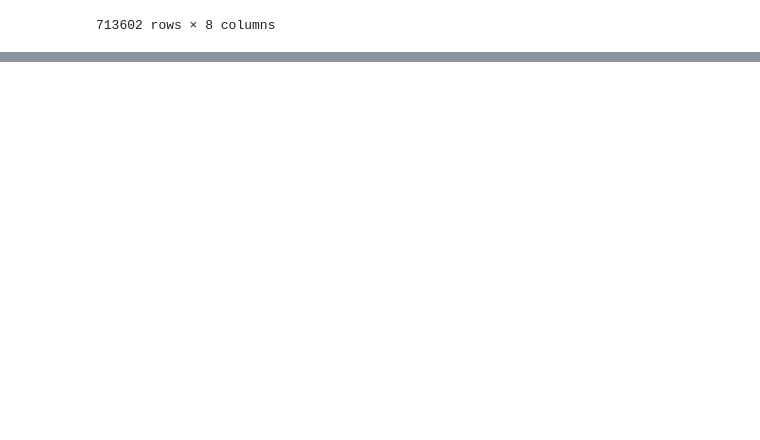
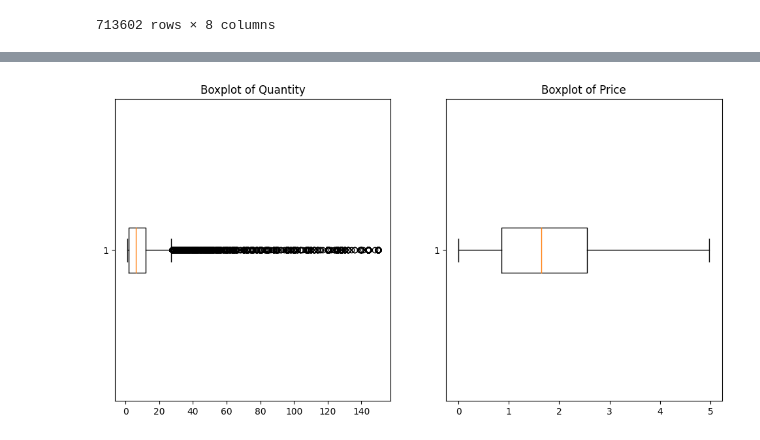
Before and after one commit to DonzerHD/Segmentation_Client, a Jupyter notebook: Notebooks/Partie_1_Segmentation_et_Visualisation/Analyse_des_données_T.ipynb, the cells around one changed output, grey strips where cells are left out. Drawn from its saved outputs; the diff is of its cells as text; code cells hidden in the pictures; blank space fills up the shorter version.

```diff
--- a/Notebooks/Partie_1_Segmentation_et_Visualisation/Analyse_des_données_T.ipynb
+++ b/Notebooks/Partie_1_Segmentation_et_Visualisation/Analyse_des_données_T.ipynb
@@ -35,0 +68,12 @@ plt.show()
+# %%
+fig, ax = plt.subplots(1, 2, figsize=(12, 6))
+
+ax[0].boxplot(df['Quantity'], vert=False)
+ax[0].set_title('Boxplot of Quantity')
+
+ax[1].boxplot(df['Price'], vert=False)
+ax[1].set_title('Boxplot of Price')
+
+plt.show()
+# %% [output]
+[figure, added]
```
Also changed, not shown: parts of 8 cells of this notebook.
